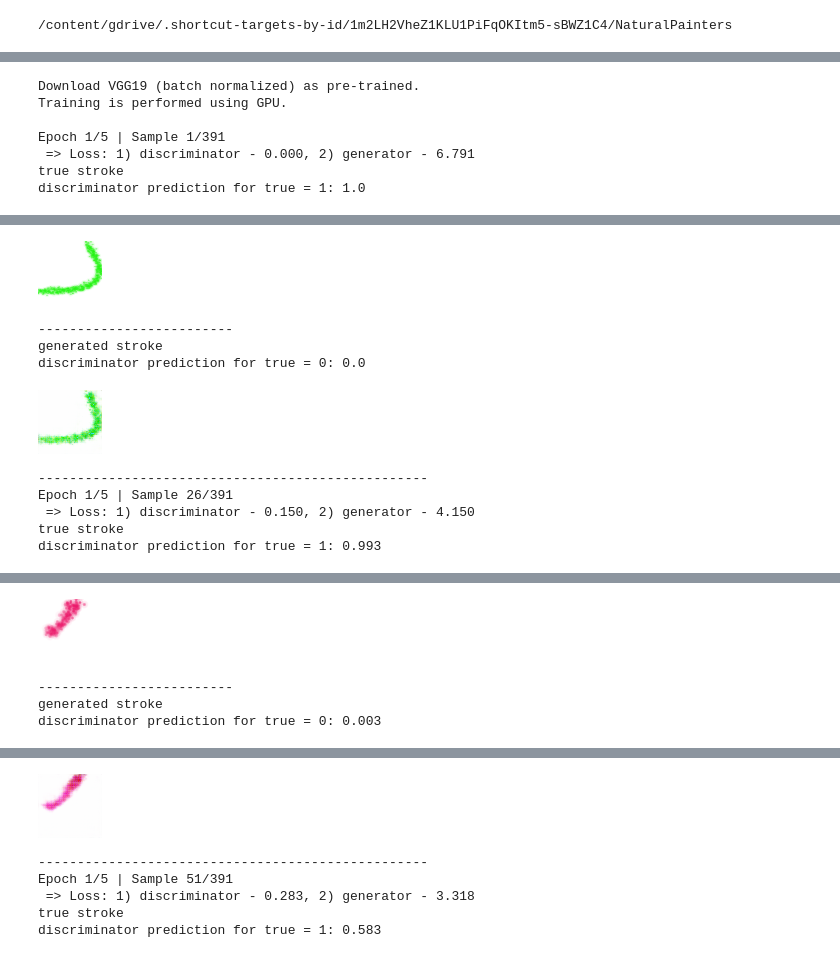
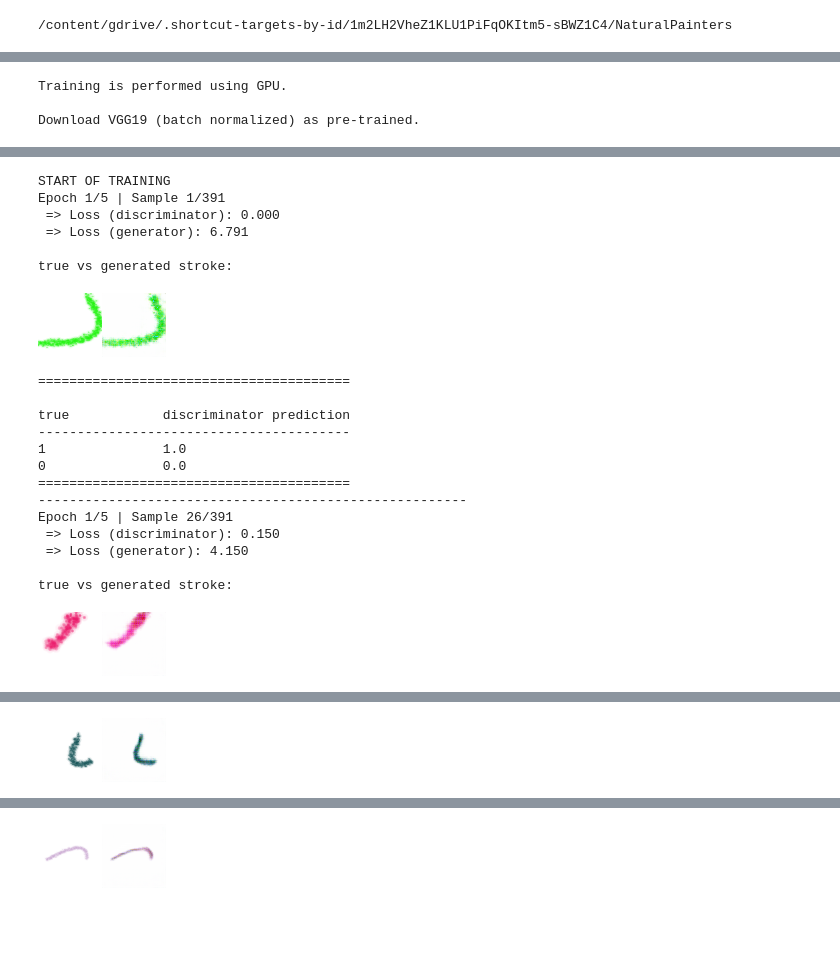
Before and after one commit to Olllga/DM_project, a Jupyter notebook: scripts/gan.ipynb, the cells around one changed output, grey strips where cells are left out. Saved outputs shown, nothing was run; the diff lists cells and outputs as text; code cells hidden in the pictures; blank space fills up the shorter version.

```diff
--- a/scripts/gan.ipynb
+++ b/scripts/gan.ipynb
@@ -42,0 +44,7 @@ os.environ['KAGGLE_CONFIG_DIR'] = project_folder
+# %%
+# path to load the generator weights
+generator_path = project_folder + '/models/generator/generator_5152w_10e_1d.pth'
+# path to load the discriminator weights
+discriminator_path = project_folder + '/models/discriminator/discriminator_10e.pth'
+# path to save GAN generator and discriminator
+gan_path = project_folder + '/models/gan/'
@@ -119,8 +131,8 @@ class FeatureExtractor(nn.Module):
       self.outputs = hook_outputs([self.feature_extractor[i] for i in self.layers_indices], detach = False)
 
     def extractor(self):
-        print("Download VGG19 (batch normalized) as pre-trained.")
-        if device == 'cuda':
+        print("Download VGG19 (batch normalized) as pre-trained.\n")
+        if self.device == 'cuda':
             extractor = models.vgg19_bn(True).features.cuda().eval()
         else:
             extractor = models.vgg19_bn(True).features.eval()
@@ -160,5 +172,4 @@ class FeatureExtractor(nn.Module):
         return sum(self.loss)
 
     def __del__(self):
-
         self.outputs.remove()
@@ -312,5 +337,5 @@ class Trainer():
 # %%
-torch.manual_seed(4)
+torch.manual_seed(SEED)
 class Hparams():
     in_features = 12 #constant
     num_features = 512 #@param {type:"slider", min:8, max:1024, step:8}
@@ -347,10 +372,6 @@ generator = Generator(hparams.in_features,
 discriminator = Discriminator(hparams.img_channels,
                               hparams.img_height)
 
-common_path = "./results/"
-generator_path = "generator_5152w_10e_1d.pth"
-discriminator_path = "discriminator_10e.pth"
-
 gpu = torch.cuda.is_available()
 if gpu:
     print("Training is performed using GPU.\n")
@@ -361,9 +382,9 @@ else:
 
 feature_extractor = FeatureExtractor(hparams.layers_weights, device)
 
-generator.load_state_dict(torch.load(common_path + generator_path,
+generator.load_state_dict(torch.load(generator_path,
                                      map_location = torch.device(device)))
-discriminator.load_state_dict(torch.load(common_path + discriminator_path,
+discriminator.load_state_dict(torch.load(discriminator_path,
                                      map_location = torch.device(device)))
 
 generator.to(device)
@@ -379,6 +400,12 @@ d_optimizer = optim.Adam(discriminator.parameters(),
 
 loss = F.binary_cross_entropy
 
+strokes_tfms = transforms.Compose([transforms.Lambda(lambda x:
+                                                     x.float()),
+                                   transforms.Lambda(lambda x:
+                                                     x.div_(255))
+                                  ])
+
 trainer = Trainer(strokes_tfms,
                   generator,
                   feature_extractor,
@@ -390,12 +417,9 @@ trainer = Trainer(strokes_tfms,
                   gpu = gpu)
 
 trainer.train(dataloader,
-              print_interval = hparams.print_interval)
+              print_interval = hparams.print_interval,
+              save_model_path = gan_path)
 # %% [output]
-Download VGG19 (batch normalized) as pre-trained.
 Training is performed using GPU.
 
-Epoch 1/5 | Sample 1/391
- => Loss: 1) discriminator - 0.000, 2) generator - 6.791
-true stroke
-discriminator prediction for true = 1: 1.0
+Download VGG19 (batch normalized) as pre-trained.
@@ -402,10 +427,21 @@ discriminator prediction for true = 1: 1.0
+START OF TRAINING
+Epoch 1/5 | Sample 1/391
+ => Loss (discriminator): 0.000
+ => Loss (generator): 6.791
+
+true vs generated stroke:
-[figure, old version]
+[figure, new version]
--------------------------
-generated stroke
-discriminator prediction for true = 0: 0.0
+========================================
+
+true            discriminator prediction
+----------------------------------------
+1               1.0
+0               0.0
+========================================
+-------------------------------------------------------
+Epoch 1/5 | Sample 26/391
+ => Loss (discriminator): 0.150
+ => Loss (generator): 4.150
+
+true vs generated stroke:
-[figure, old version]
+[figure, new version]
---------------------------------------------------
-Epoch 1/5 | Sample 26/391
- => Loss: 1) discriminator - 0.150, 2) generator - 4.150
-true stroke
-discriminator prediction for true = 1: 0.993
@@ -412,4 +461 @@ discriminator prediction for true = 1: 0.993
-[figure, old version]
+[figure, new version]
--------------------------
-generated stroke
-discriminator prediction for true = 0: 0.003
@@ -416,6 +475 @@ discriminator prediction for true = 0: 0.003
-[figure, old version]
+[figure, new version]
---------------------------------------------------
-Epoch 1/5 | Sample 51/391
- => Loss: 1) discriminator - 0.283, 2) generator - 3.318
-true stroke
-discriminator prediction for true = 1: 0.583
```
Also changed, not shown: parts of 11 cells of this notebook, 3 other files.
